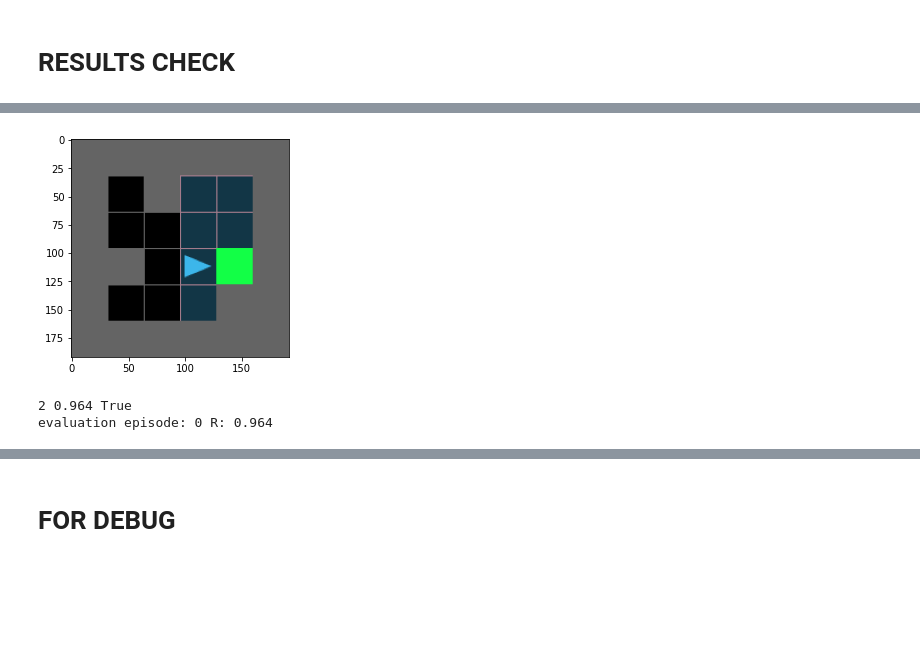
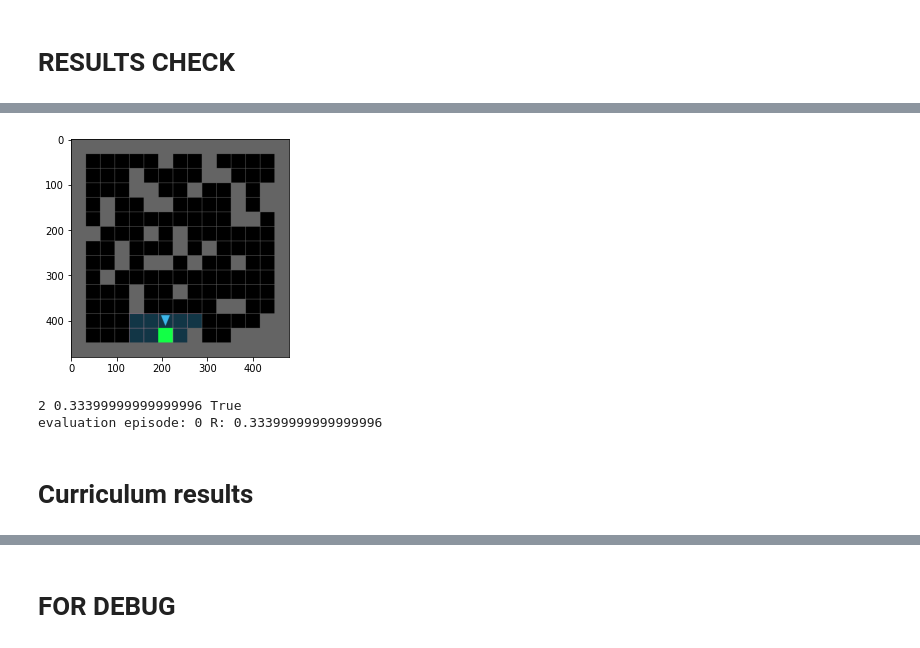
Before and after one commit to nitsan57/CDM_torch, a Jupyter notebook: cdm.ipynb, the cells around one changed output, grey strips where cells are left out. Cells and saved outputs as stored; diff of their text form; code cells hidden in the pictures; blank space fills up the shorter version.

```diff
--- a/cdm.ipynb
+++ b/cdm.ipynb
@@ -80 +118,3 @@ plt.imshow(env.render('rgb_array'))
+# %%
+env = test_envs["Cluttered40Minigrid"]()
 # %%
@@ -82,32 +122,34 @@ plt.imshow(env.render('rgb_array'))
 # %%
 agent = pee_agent
 agent.set_eval_mode()
-
+vid = []
 for i in range(1):
     obs = env.reset()
     # break
     R = 0
     t = 0
     while True:
         # Uncomment to watch the behavior in a GUI window
         clear_output(wait=True)
-        plt.imshow(env.render('rgb_array'))
+        frame = env.render('rgb_array')
+        vid.append(frame)
+        plt.imshow(frame)
         plt.show()
         # env.render(mode='rgb_array')
         # env.render()
         action = agent.act(obs)
         obs, r, done, _ = env.step(action)
         print(action, r, done)
 
         R += r
         t += 1
         reset = t == 500
-        time.sleep(0.1)
+        time.sleep(0.01)
 
         if done or reset:
             break
     print('evaluation episode:', i, 'R:', R)
 # %% [output]
-[figure, old version]
+[figure, new version]
-2 0.964 True
-evaluation episode: 0 R: 0.964
+2 0.33399999999999996 True
+evaluation episode: 0 R: 0.33399999999999996
@@ -113,0 +167,2 @@ evaluation episode: 0 R: 0.964
+# %% [markdown]
+# Curriculum results
```
Also changed, not shown: parts of 27 cells of this notebook, 6 other files.
